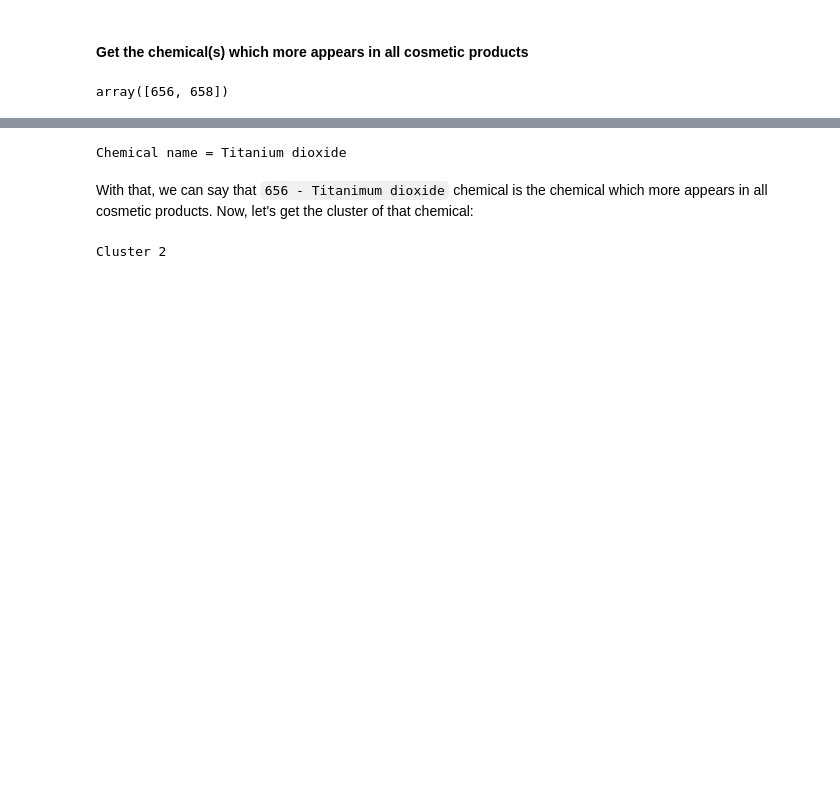
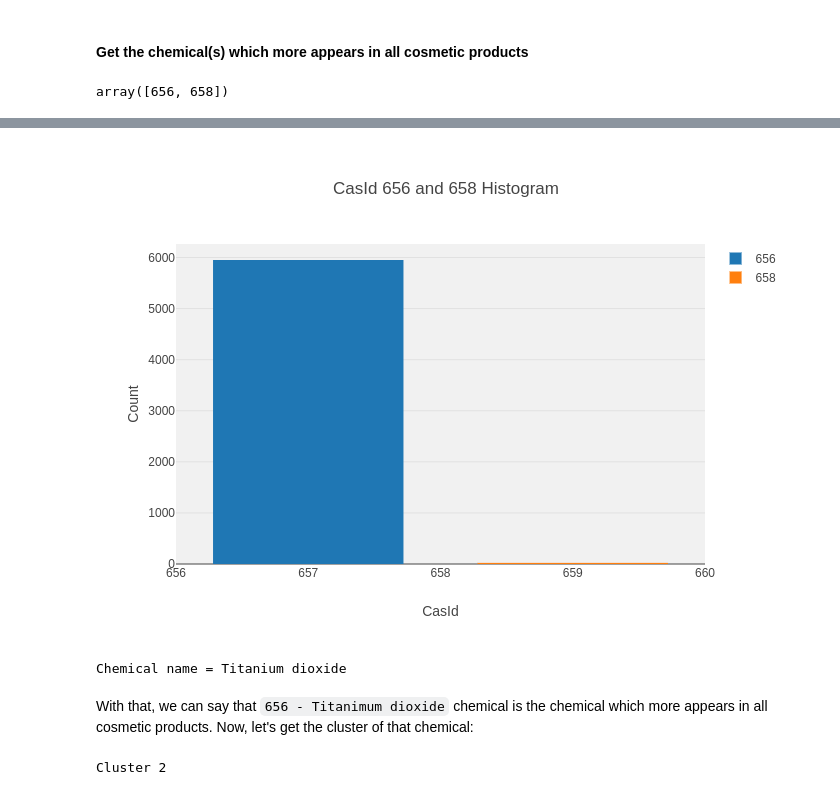
Before and after one commit to jmssalas/master-bigdata-businessanalytics, a Jupyter notebook: 09-masters-thesis/src/analysis.ipynb, the cells around one changed output, grey strips where cells are left out. Saved outputs shown, nothing was run; the diff lists cells and outputs as text; code cells hidden in the pictures; blank space fills up the shorter version.

Commit message:
Save graphics

```diff
--- a/09-masters-thesis/src/analysis.ipynb
+++ b/09-masters-thesis/src/analysis.ipynb
@@ -65,6 +67,12 @@ list_dates = [ INITIALDATEREPORTED_COLUMN, MOSTRECENTDATEREPORTED_COLUMN, DISCON
 # Other columns
 list_ids   = [ CDPHID_COLUMN, CSFID_COLUMN, COMPANYID_COLUMN, PRIMARYCATEGORYID_COLUMN,
                SUBCATEGORYID_COLUMN, CASID_COLUMN, CHEMICALID_COLUMN ]
+
+# Path to save the images
+IMAGES_PATH   = 'img'
+
+# Format of images
+IMAGES_FORMAT = '.png'
 # %% [markdown]
 ### Load data
 # %%
@@ -441,15 +449,21 @@ Cluster 0
 # %%
 # Use Plotly for statistics graphics
-import plotly.plotly as py
-import plotly.graph_objs as go
-import plotly.figure_factory as ff
-import plotly.offline as offline
+import plotly.plotly         as py
+import plotly.graph_objs     as go
+import plotly.offline        as offline
+import plotly.io             as pio
 
 # Set notebook mode = True
 offline.init_notebook_mode(connected=True)
 
 # Definition of cluster's color_map
 COLOR_MAP = array(['aqua', 'greenyellow', 'peru'])
+
+# Function to get completed path to an image
+def get_path(name) :
+    global IMAGES_PATH, IMAGES_FORMAT
+
+    return os.path.join(IMAGES_PATH, name + IMAGES_FORMAT)
 # %%
 data_aggregated.head()
 # %% [output]
@@ -504,34 +521,37 @@ hist_1 = go.Histogram(
         end=659,
         size=2
     )
 )
 hist_2 = go.Histogram(
     x = between_640_659[CASID_COLUMN][between_640_659[CASID_COLUMN] == 658].values,
     name = '658',
     xbins=dict(
         start=656,
         end=659,
         size=2
     )
 )
 
 layout = go.Layout(
     title='CasId 656 and 658 Histogram',
     xaxis=dict(
         title='CasId'
     ),
     yaxis=dict(
         title='Count'
     ),
     bargap=0.2,
     bargroupgap=0.1,
     plot_bgcolor='rgba(240,240,240, 0.95)'
 )
 
 fig = go.Figure(data=[hist_1, hist_2], layout=layout)
-offline.iplot(fig, filename='casid_656_658_histogram')
+offline.iplot(fig)
+pio.write_image(fig, get_path('casid_656_658_histogram'))
+Image(get_path('casid_656_658_histogram'))
 # %% [output]
 [interactive output not drawn]
+[figure, added]
 # %%
 # Get the chemical name of CASID = 656
 print('Chemical name =', unique(data[CHEMICALNAME_COLUMN][data[CASID_COLUMN] == 656])[0])
```
Also changed, not shown: parts of 9 cells of this notebook, 6 other files.
